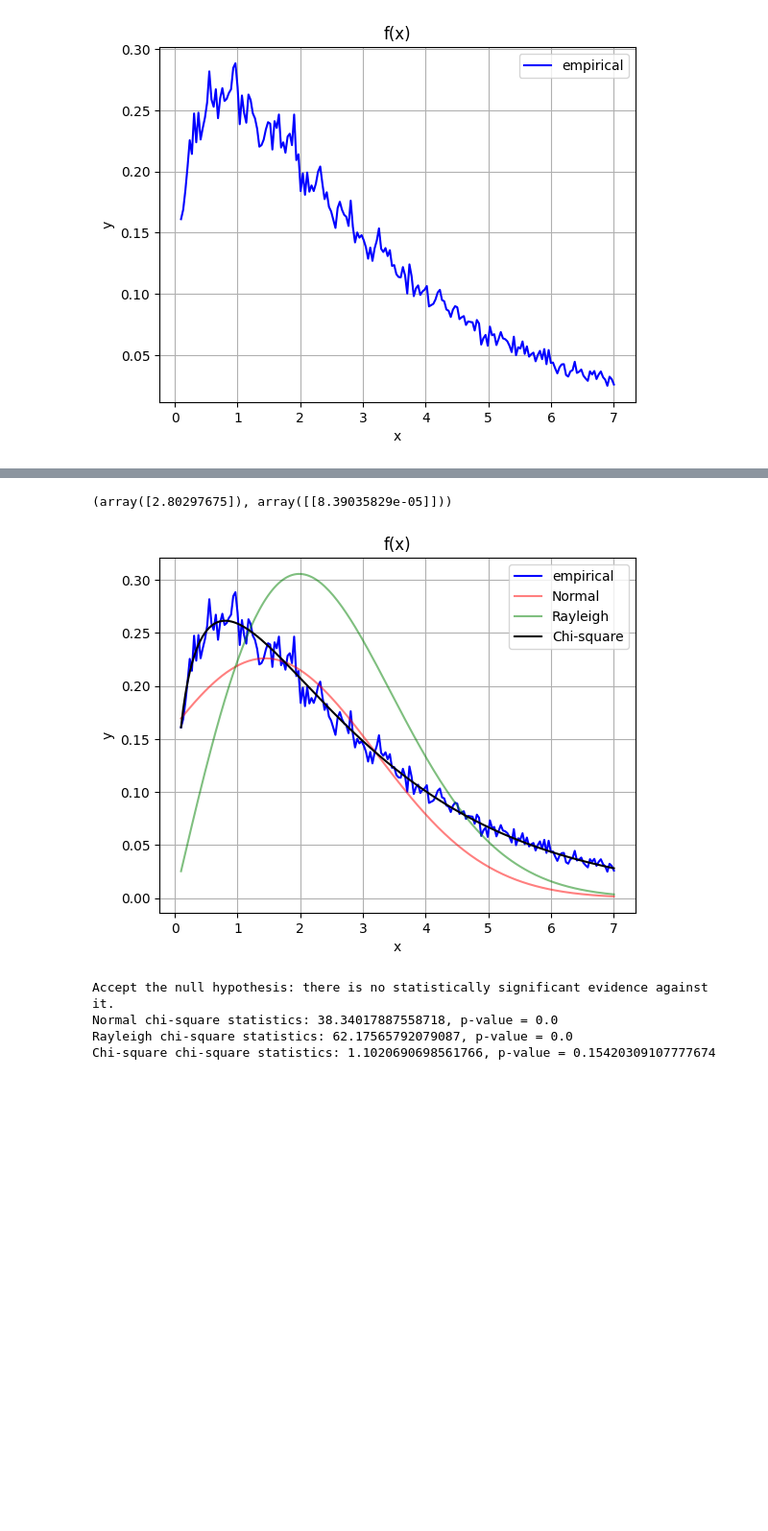
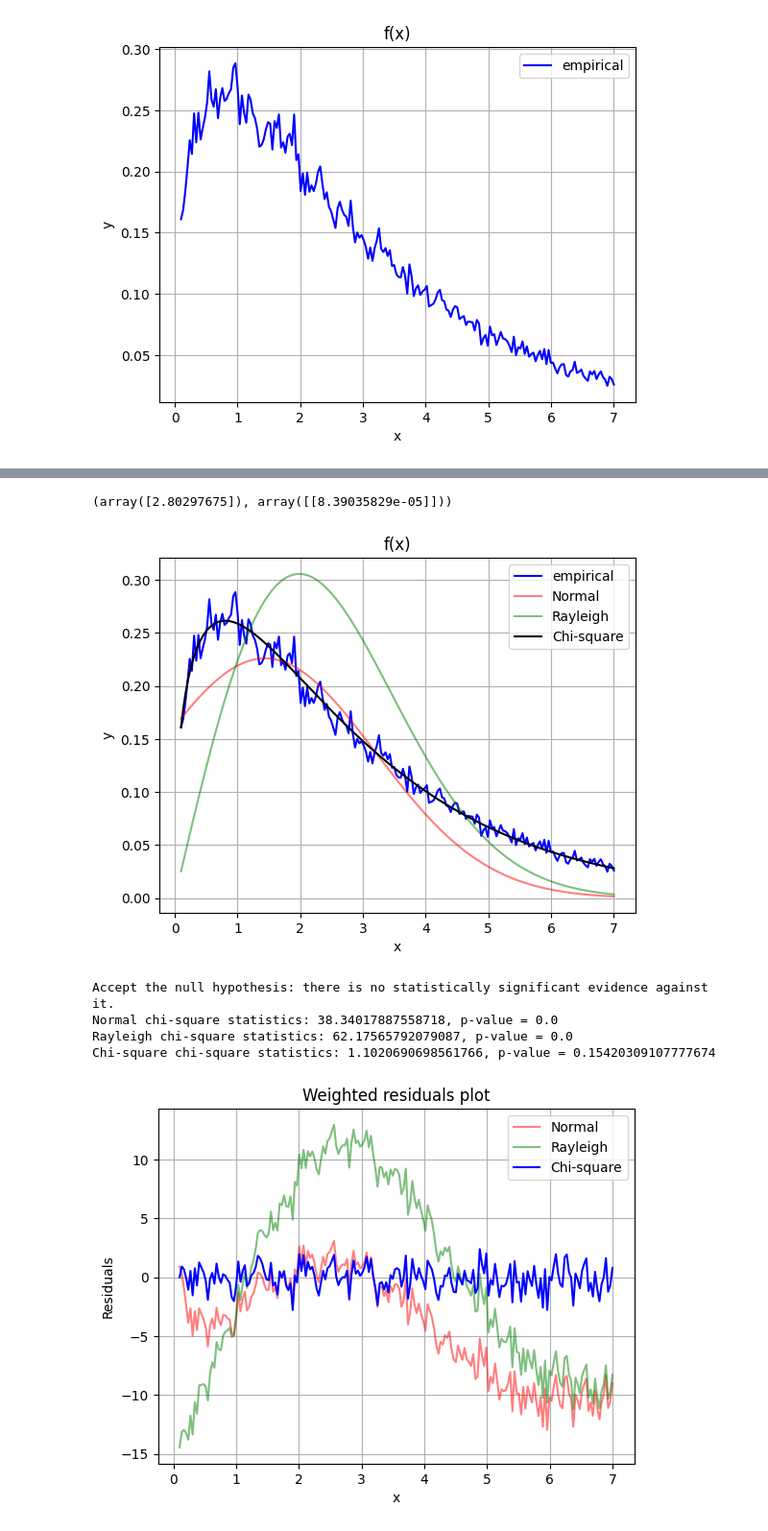
Before and after one commit to InnerShadow/Data-Minig, a Jupyter notebook: Lab2/kab2.ipynb, the cells around one changed output, grey strips where cells are left out. Shown at 96% size. Saved outputs shown, nothing was run; the diff lists cells and outputs as text; code cells hidden in the pictures; blank space fills up the shorter version.

```diff
--- a/Lab2/kab2.ipynb
+++ b/Lab2/kab2.ipynb
@@ -108,30 +135,42 @@ Rayleigh chi-square statistics: 62.17565792079087, p-value = 0.0
 # %%
 def Chi_square(x, n):
     return 1 / (2 ** (n / 2) * gamma(n / 2)) * x ** (n / 2 - 1) * np.exp(-x / 2)
 
 chi_square_res = curve_fit(Chi_square, x, y)
 
 print(chi_square_res)
 
 plt.plot(x, y, label = 'empirical', c = 'blue')
 plt.plot(x, Normal(x, *mormal_res[0]), label = 'Normal', c = 'red', alpha = 0.5)
 plt.plot(x, Rayleigh(x, rayleigh_res[0]), label = 'Rayleigh', c = 'g', alpha = 0.5)
 plt.plot(x, Chi_square(x, chi_square_res[0]), label = 'Chi-square', c = 'black')
 plt.xlabel('x')
 plt.ylabel('y')
 plt.title('f(x)')
 plt.legend()
 plt.grid(True)
 plt.show()
 
 chi_square_chi_statistics = chi_square_statistics(x, y, sigma, Chi_square, alpha, chi_square_res[0])
 print(f'Normal chi-square statistics: {normal_chi_statistics[0]}, p-value = {normal_chi_statistics[1]}')
 print(f'Rayleigh chi-square statistics: {rayleigh_chi_statistics[0]}, p-value = {rayleigh_chi_statistics[1]}')
 print(f'Chi-square chi-square statistics: {chi_square_chi_statistics[0]}, p-value = {chi_square_chi_statistics[1]}')
+
+chi_square_residuals = weighted_residuals_calculate(x, y, sigma, Chi_square, chi_square_res[0])
+plt.plot(x, normal_residuals, label = 'Normal', c = 'red', alpha = 0.5)
+plt.plot(x, rayleigh_residuals, label = 'Rayleigh', c = 'g', alpha = 0.5)
+plt.plot(x, chi_square_residuals, label = 'Chi-square', c = 'b')
+plt.xlabel('x')
+plt.ylabel('Residuals')
+plt.title('Weighted residuals plot')
+plt.grid(True)
+plt.legend()
+plt.show()
 # %% [output]
 (array([2.80297675]), array([[8.39035829e-05]]))
 [figure]
 Accept the null hypothesis: there is no statistically significant evidence against it.
 Normal chi-square statistics: 38.34017887558718, p-value = 0.0
 Rayleigh chi-square statistics: 62.17565792079087, p-value = 0.0
 Chi-square chi-square statistics: 1.1020690698561766, p-value = 0.15420309107777674
+[figure, added]
```
Also changed, not shown: parts of 5 cells of this notebook.
